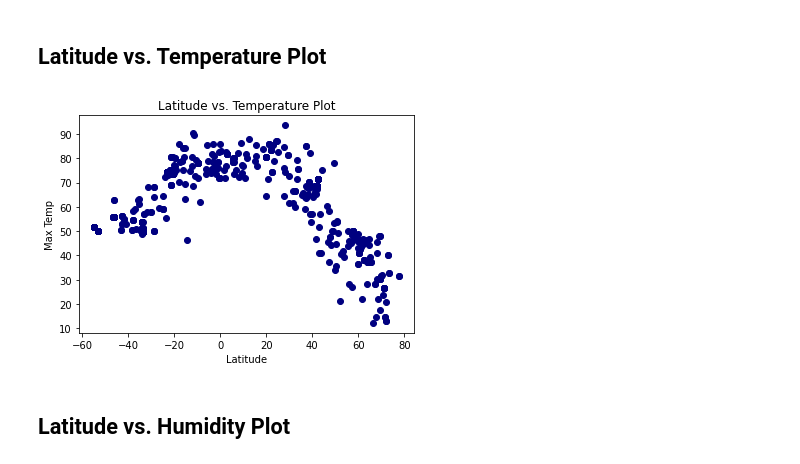
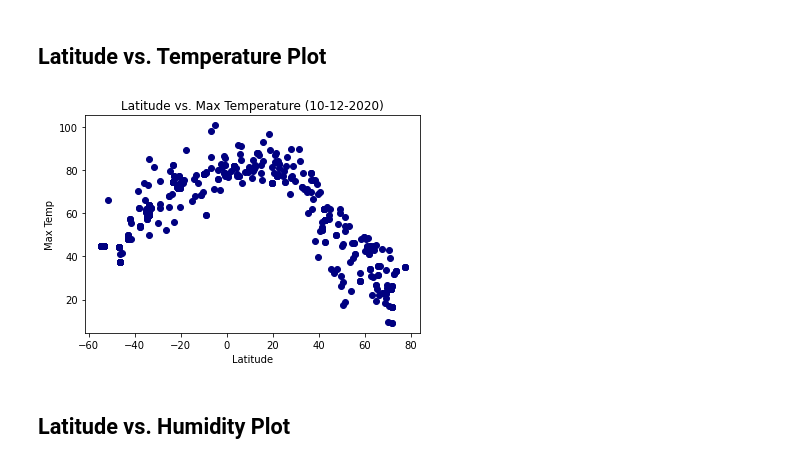
Before and after one commit to cro1100/python-api-challenge, a Jupyter notebook: starter_code/WeatherPy.ipynb, the cells around one changed output. Saved outputs shown, nothing was run; the diff lists cells and outputs as text; code cells hidden in the pictures.

Commit message:
Cleaned up weather with proper labeling.  Now finished.

```diff
--- a/starter_code/WeatherPy.ipynb
+++ b/starter_code/WeatherPy.ipynb
@@ -23,8 +24,8 @@ from api_keys import gkey, weather_api_key
 # %%
 # first create a "random" set of lat/longs
 
-lats = np.random.uniform(low = -90, high = 90, size = 75)
-lngs = np.random.uniform(low = -180, high = 180, size = 75)
+lats = np.random.uniform(low = -90, high = 90, size = 750)
+lngs = np.random.uniform(low = -180, high = 180, size = 750)
 
 city = []
 country = []
@@ -43,10 +44,10 @@ cities_to_truncate = [city, country]   #, city_lat, city_lng
 # make sure the cities are unique then cut the list to 500
 np.unique(cities_to_truncate)
 
-cities = cities_to_truncate[0][:50]
-countries = cities_to_truncate[1][:50]
+cities = cities_to_truncate[0][:500]
+countries = cities_to_truncate[1][:500]
 
-# i have a list of "random" cities to be able to use
+# i have a list of "random" cities to use
 # %% [markdown]
 ### Perform API Calls
 * Perform a weather check on each city using a series of successive API calls.
@@ -65,6 +66,7 @@ dates = []
 count = 0
 
 # loop through the data, call it through the api, then create lists of the needed data
+# there will be cities which will not be in the weather app, so use try/except
 for city in cities:
     try:
         url_string = (base_url + '&appid=' + weather_api_key + '&q=' + city)
@@ -72,7 +74,7 @@ for city in cities:
         weather_data = city_lat_lng.json()
         city_lats.append(weather_data['coord']['lat'])
         city_lngs.append(weather_data['coord']['lon'])
-        temps.append(weather_data['main']['temp'])
+        temps.append(weather_data['main']['temp_max'])
         humidities.append(weather_data['main']['humidity'])
         cloudiness.append(weather_data['clouds']['all'])
         wind_speeds.append(weather_data['wind']['speed'])
@@ -89,4 +91,6 @@ for city in cities:
         cloudiness.append(0)
         wind_speeds.append(0)
         dates.append(0)
+
+# the list of cities now has all the weather details, with the cities not found marked
 # %% [output]
@@ -114,6 +119,16 @@ City: atuona  City ID: 4020109
 * Export the city data into a .csv.
 * Display the DataFrame
 # %%
+# create a weather data frame
+#first convert unix date_time to standard
+
+from datetime import date
+date_time = []
+
+# change the unix times to mon/day/yr format
+for row in dates:
+    date_time.append(date.fromtimestamp(row).strftime('%m-%d-%Y'))
+
 city_weather = {"City": cities,
                 "Lat": city_lats,
                 "Lng": city_lngs,
@@ -122,7 +137,7 @@ city_weather = {"City": cities,
                 "Cloudiness": cloudiness,
                 "Wind Speed": wind_speeds,
                 "Country": countries,
-                "Date": dates
+                "Date Time": date_time
                }
 city_weather_df = pd.DataFrame(city_weather)
 city_weather_df.head()
@@ -175,13 +197,20 @@ clean_city_data.to_csv('../output_data/cities_test.csv')
 # %% [markdown]
 ## Latitude vs. Temperature Plot
 # %%
+# create the date of the data pull to use in the title
+current_date = clean_city_data.at[0,'Date Time']
+
+# scatter plot to observe trends
 plt.scatter(clean_city_data['Lat'],clean_city_data['High Temp'],marker="o",color="navy")
 plt.xlabel('Latitude')
 plt.ylabel('Max Temp')
-plt.title('Latitude vs. Temperature Plot')
+plt.title(f"Latitude vs. Max Temperature ({current_date})")
+
+# save the pic
+plt.savefig('../output_data/lat_v_temp.png')
 
 plt.show()
 # %% [output]
-[figure, old version]
+[figure, new version]
 # %% [markdown]
 ## Latitude vs. Humidity Plot
```
Also changed, not shown: parts of 31 cells of this notebook, 8 other files.
